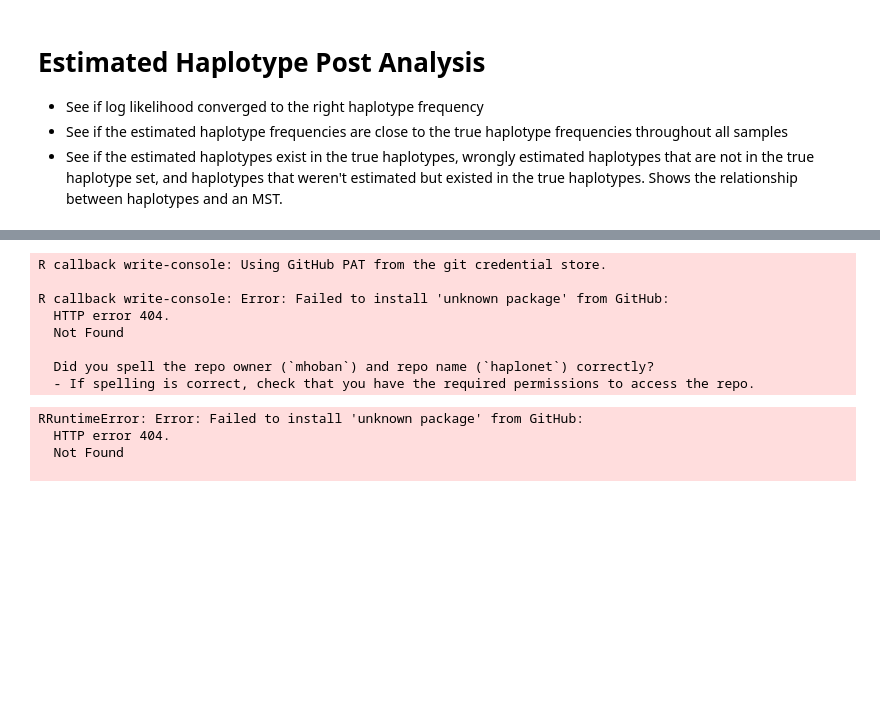
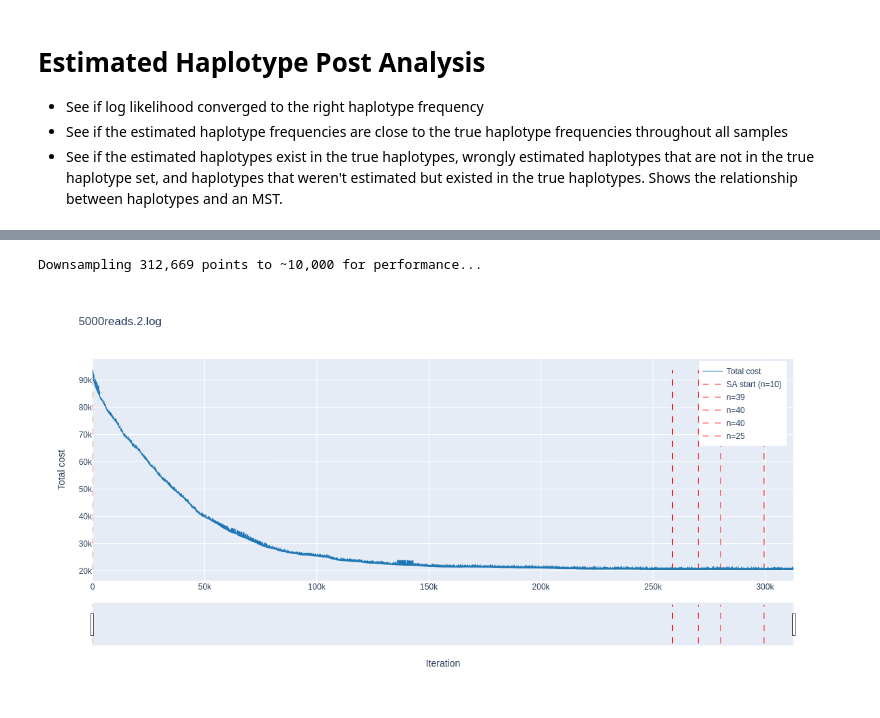
Before and after one commit to robinrheem/haplmate, a Jupyter notebook: analysis/haplotype_post_analysis.ipynb, the cells around one changed output, grey strips where cells are left out. Cells and saved outputs as stored; diff of their text form; code cells hidden in the pictures; blank space fills up the shorter version.

Commit message:
feat(analysis): add total cost and SA iteration plot

```diff
--- a/analysis/haplotype_post_analysis.ipynb
+++ b/analysis/haplotype_post_analysis.ipynb
@@ -16,21 +10,0 @@ Trying to import in ABI mode.
-# %%
-
-robjects.r('''
-if (!requireNamespace("remotes", quietly=TRUE))
-    install.packages("remotes", repos = "https://cloud.r-project.org")
-
-remotes::install_github("mhoban/haplonet")
-''')
-# %% [output]
-R callback write-console: Using GitHub PAT from the git credential store.
-
-R callback write-console: Error: Failed to install 'unknown package' from GitHub:
-  HTTP error 404.
-  Not Found
-
-  Did you spell the repo owner (`mhoban`) and repo name (`haplonet`) correctly?
-  - If spelling is correct, check that you have the required permissions to access the repo.
-RRuntimeError: Error: Failed to install 'unknown package' from GitHub:
-  HTTP error 404.
-  Not Found
-
@@ -36,0 +202,20 @@ RRuntimeError: Error: Failed to install 'unknown package' from GitHub:
+# %%
+# Example usage:
+# Returns an interactive Plotly figure - use mouse to:
+#   - Zoom: Click and drag to select a region, or use scroll wheel
+#   - Pan: Hold shift + drag, or use the pan tool in the toolbar
+#   - Reset: Double-click to reset view
+#   - Range slider: Use the slider at the bottom for quick navigation
+
+# Default: downsamples to 5000 points for smooth interaction
+fig = plot_optimization_progress("5000reads.2.log")
+fig.show()
+
+# For more detail (but may be slower): increase max_points
+# fig = plot_optimization_progress("5000reads.2.log", max_points=10000)
+
+# To show all points (may crash on large files):
+# fig = plot_optimization_progress("5000reads.2.log", max_points=None)
+# %% [output]
+Downsampling 312,669 points to ~10,000 for performance...
+[figure, added]
```
Also changed, not shown: parts of 2 cells of this notebook.
